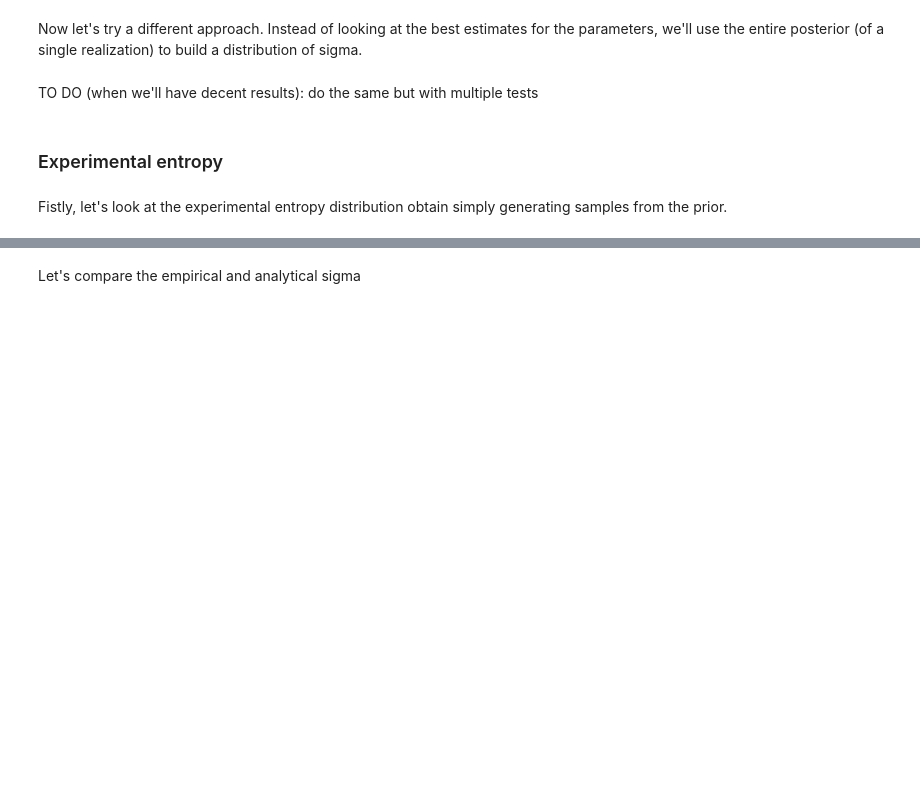
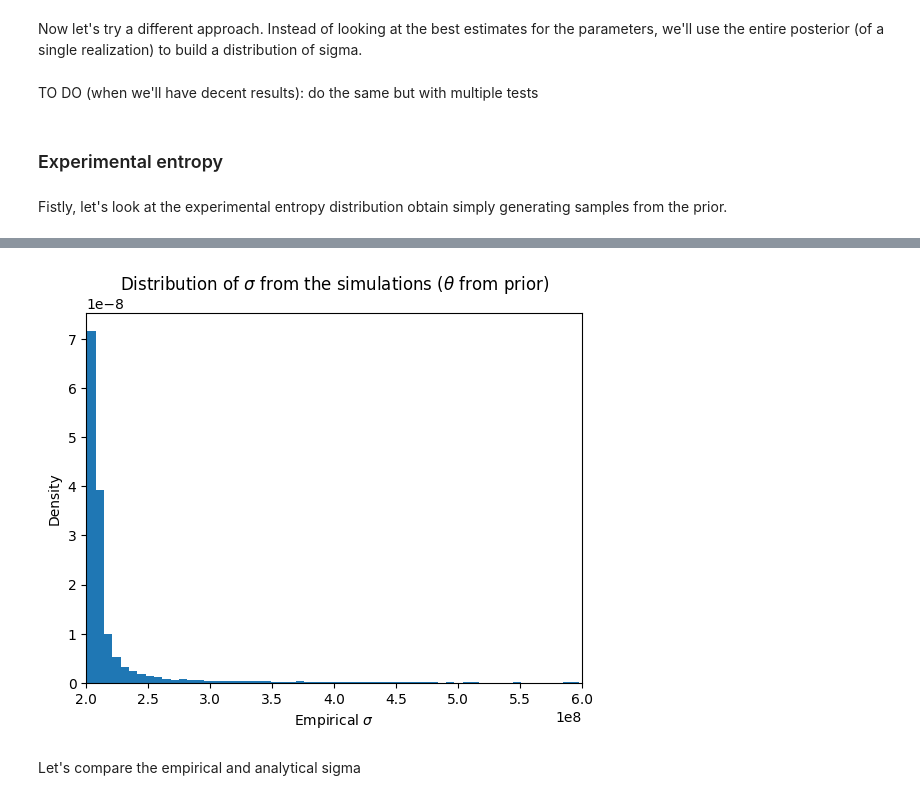
Before and after one commit to jacopocarotenuto/SBI_RedBloodCells, a Jupyter notebook: Code/Notebooks/results.ipynb, the cells around one changed output, grey strips where cells are left out. Drawn from its saved outputs; the diff is of its cells as text; code cells hidden in the pictures; blank space fills up the shorter version.

```diff
--- a/Code/Notebooks/results.ipynb
+++ b/Code/Notebooks/results.ipynb
@@ -546,9 +528,11 @@ plt.tight_layout()
 # %%
 plt.hist(emp_sigma_from_prior, bins=int(1e3), density=True)
-plt.xlim(100, 500)
+plt.xlim(0.2e9, 0.6e9)
 plt.xlabel(r"Empirical $\sigma$")
 plt.ylabel("Density")
 plt.title(r"Distribution of $\sigma$ from the simulations ($\theta$ from prior)");
+# %% [output]
+[figure, added]
 # %% [markdown]
 Let's compare the empirical and analytical sigma
 # %%
```
Also changed, not shown: parts of 20 cells of this notebook, 6 other files.
